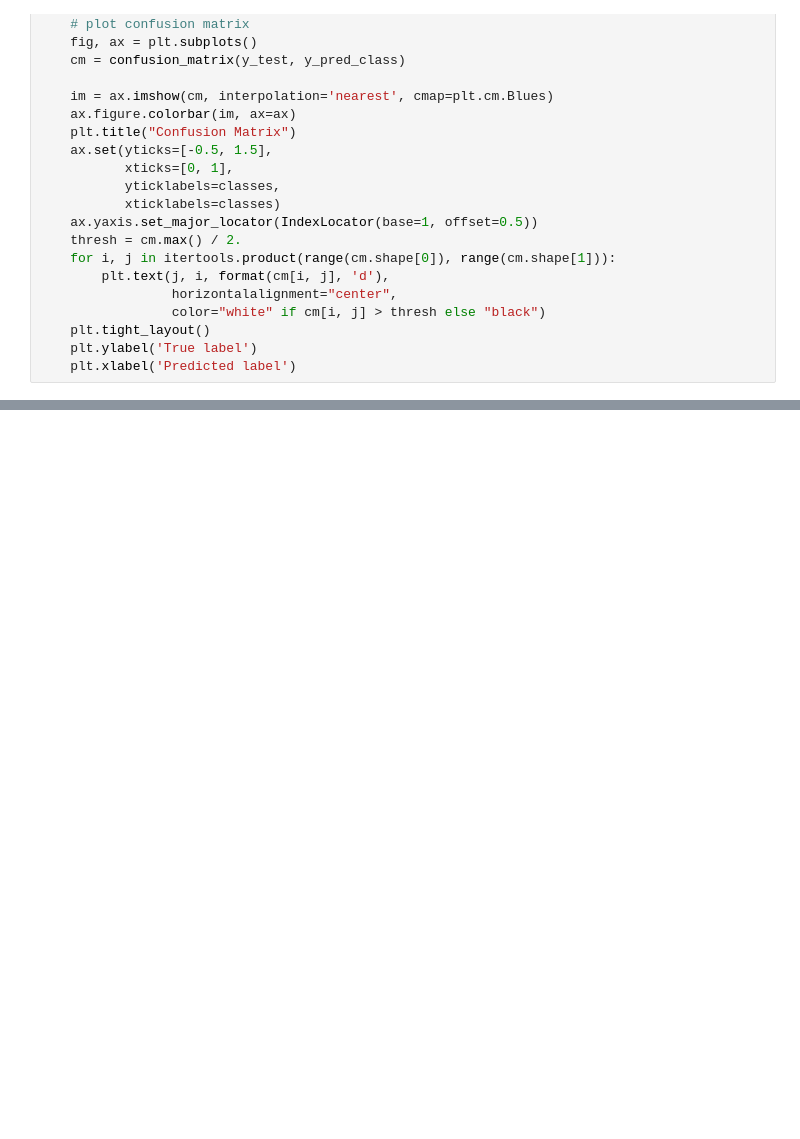
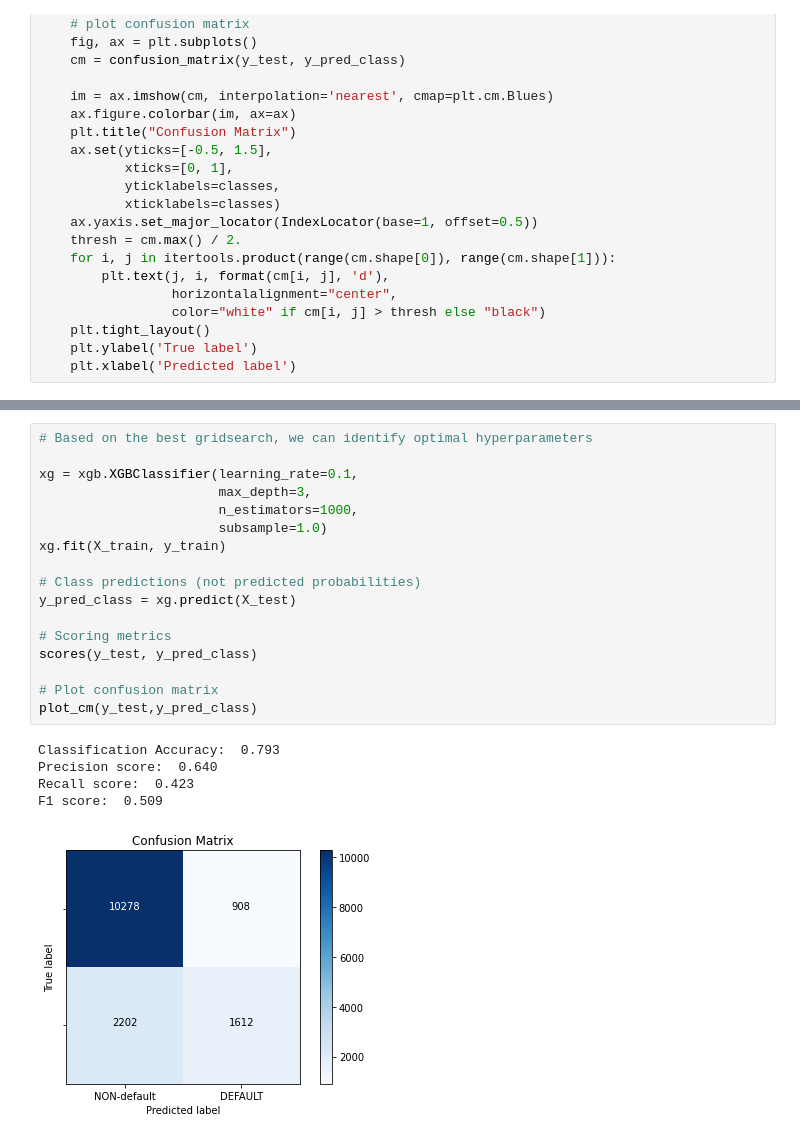
Before and after one commit to CroissantAhhh/Portfolio, a Jupyter notebook: SpringBoard/Exercises/ultimate_challenge/Part3-PredictiveModeling.ipynb, the cells around one changed output, grey strips where cells are left out. Drawn from its saved outputs; the diff is of its cells as text; blank space fills up the shorter version.

```diff
--- a/SpringBoard/Exercises/ultimate_challenge/Part3-PredictiveModeling.ipynb
+++ b/SpringBoard/Exercises/ultimate_challenge/Part3-PredictiveModeling.ipynb
@@ -488,0 +650,23 @@ xgbClass(X_train, y_train, X_test, y_test)
+# %%
+# Based on the best gridsearch, we can identify optimal hyperparameters
+
+xg = xgb.XGBClassifier(learning_rate=0.1,
+                       max_depth=3,
+                       n_estimators=1000,
+                       subsample=1.0)
+xg.fit(X_train, y_train)
+
+# Class predictions (not predicted probabilities)
+y_pred_class = xg.predict(X_test)
+
+# Scoring metrics
+scores(y_test, y_pred_class)
+
+# Plot confusion matrix
+plot_cm(y_test,y_pred_class)
+# %% [output]
+Classification Accuracy:  0.793
+Precision score:  0.640
+Recall score:  0.423
+F1 score:  0.509
+[figure, added]
```
Also changed, not shown: parts of 40 cells of this notebook, 8 other files.
